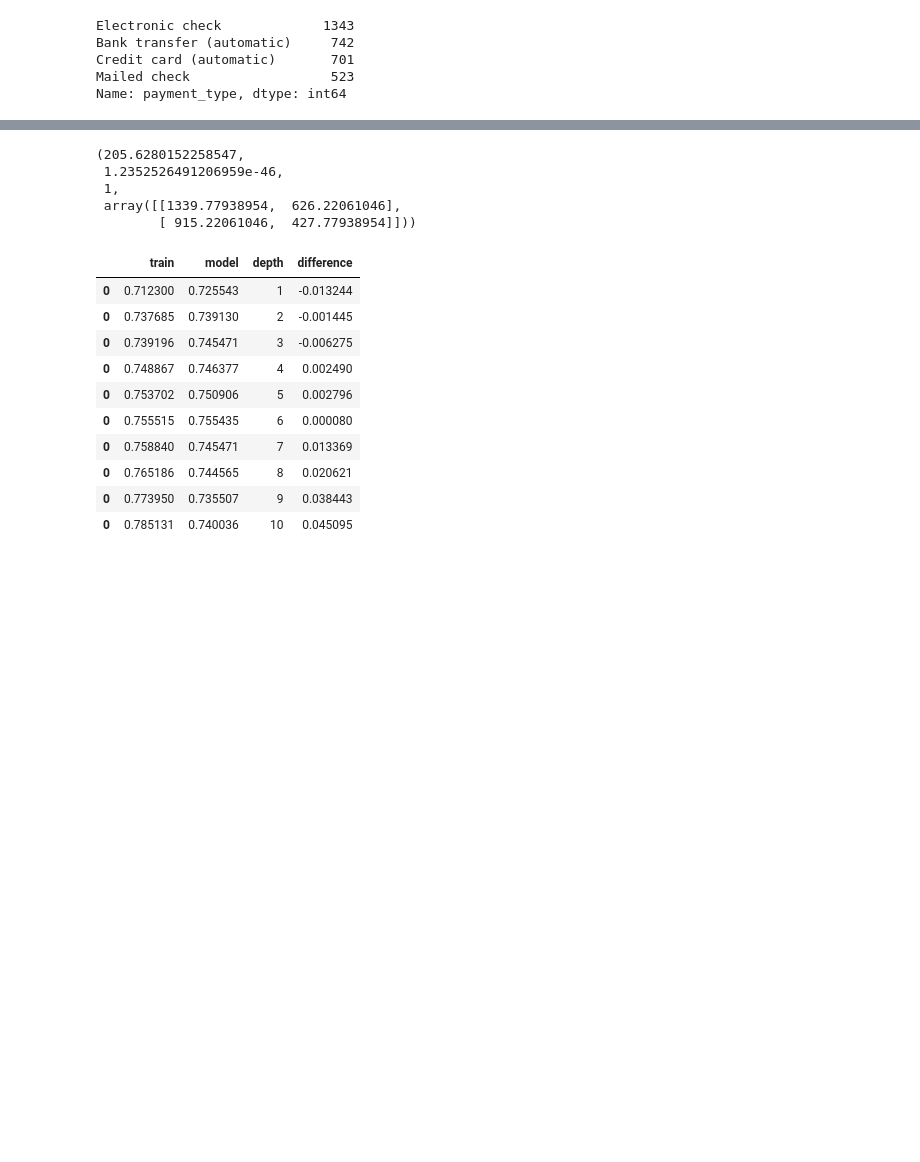
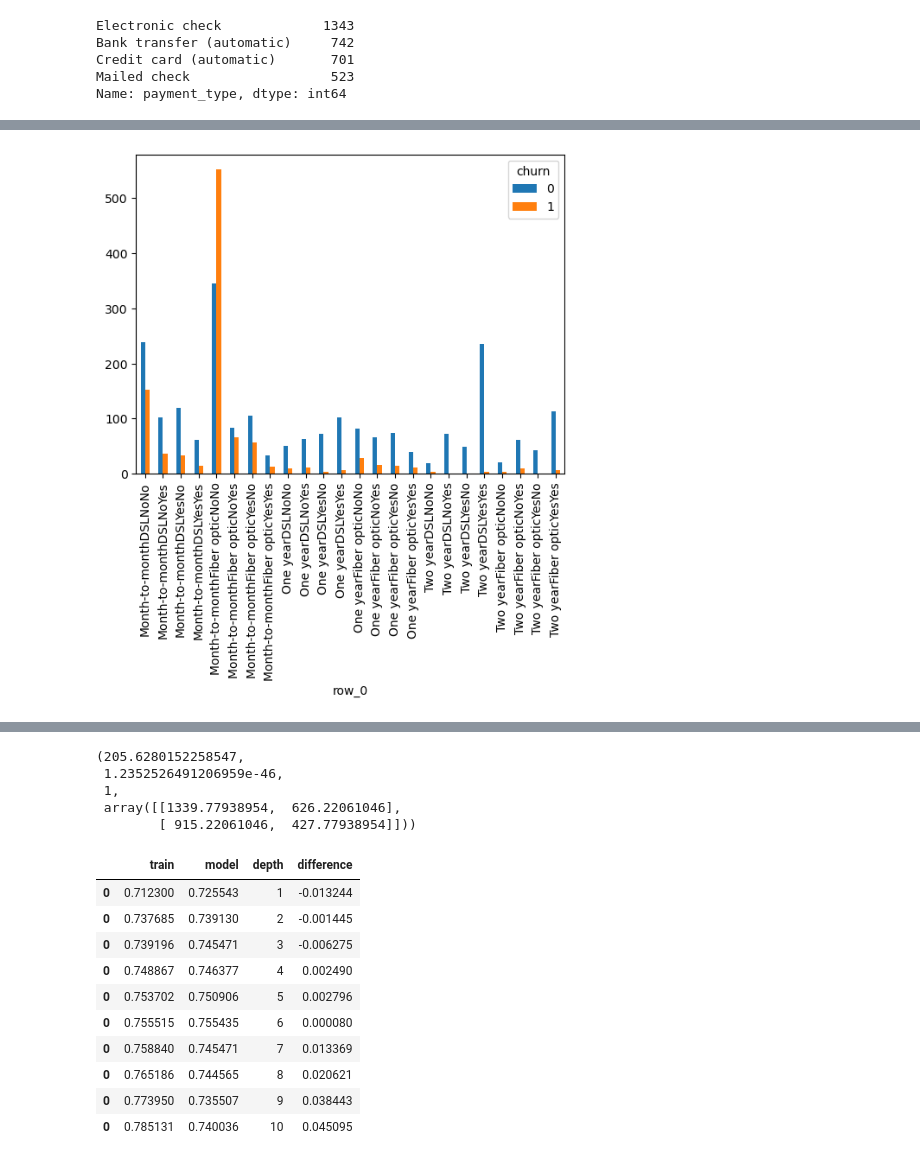
Before and after one commit to wilson-velasco/telco_project, a Jupyter notebook: non-final.ipynb, the cells around one changed output, grey strips where cells are left out. Saved outputs shown, nothing was run; the diff lists cells and outputs as text; code cells hidden in the pictures; blank space fills up the shorter version.

```diff
--- a/non-final.ipynb
+++ b/non-final.ipynb
@@ -41,0 +42,6 @@ plt.show()
+# %%
+pct = pd.crosstab((train_telco.contract_type + train_telco.internet_service_type + train_telco.online_security + train_telco.tech_support), train_telco.churn)
+pct.plot.bar()
+plt.show()
+# %% [output]
+[figure, added]
```
Also changed, not shown: parts of 4 cells of this notebook, 2 other files.
